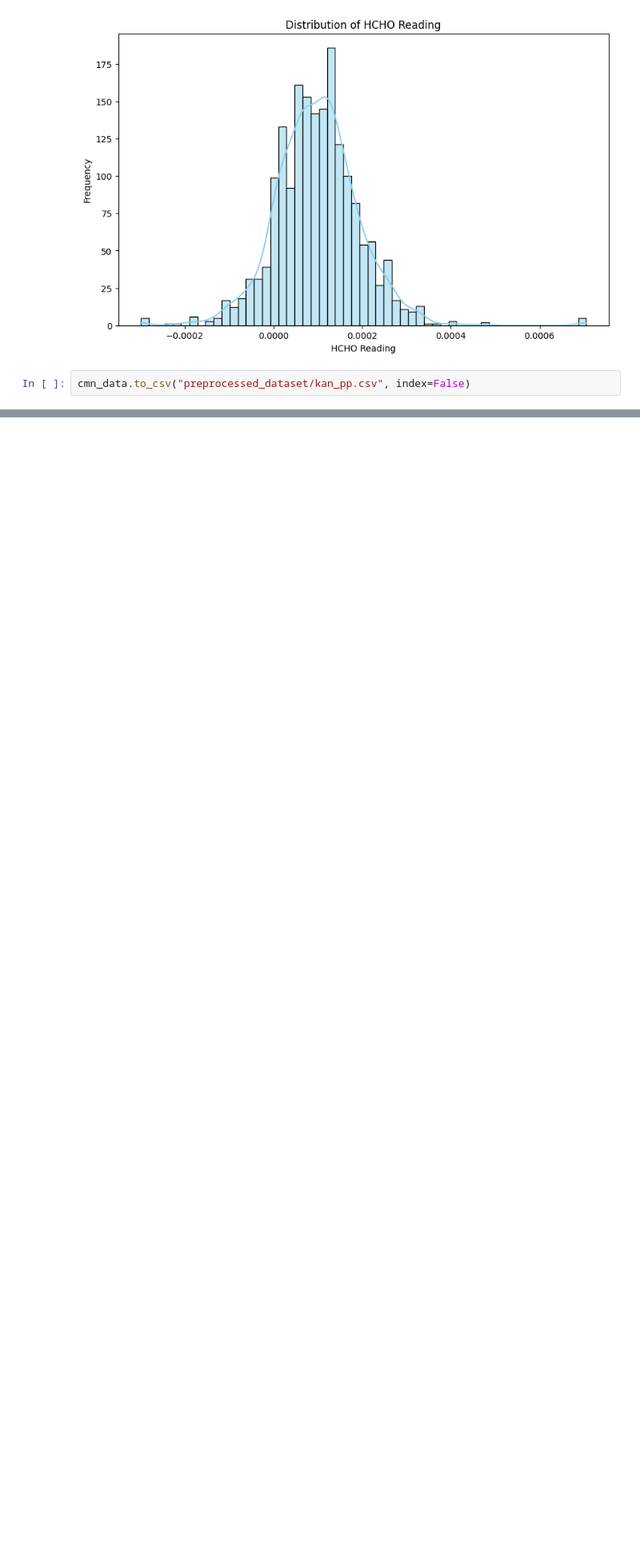
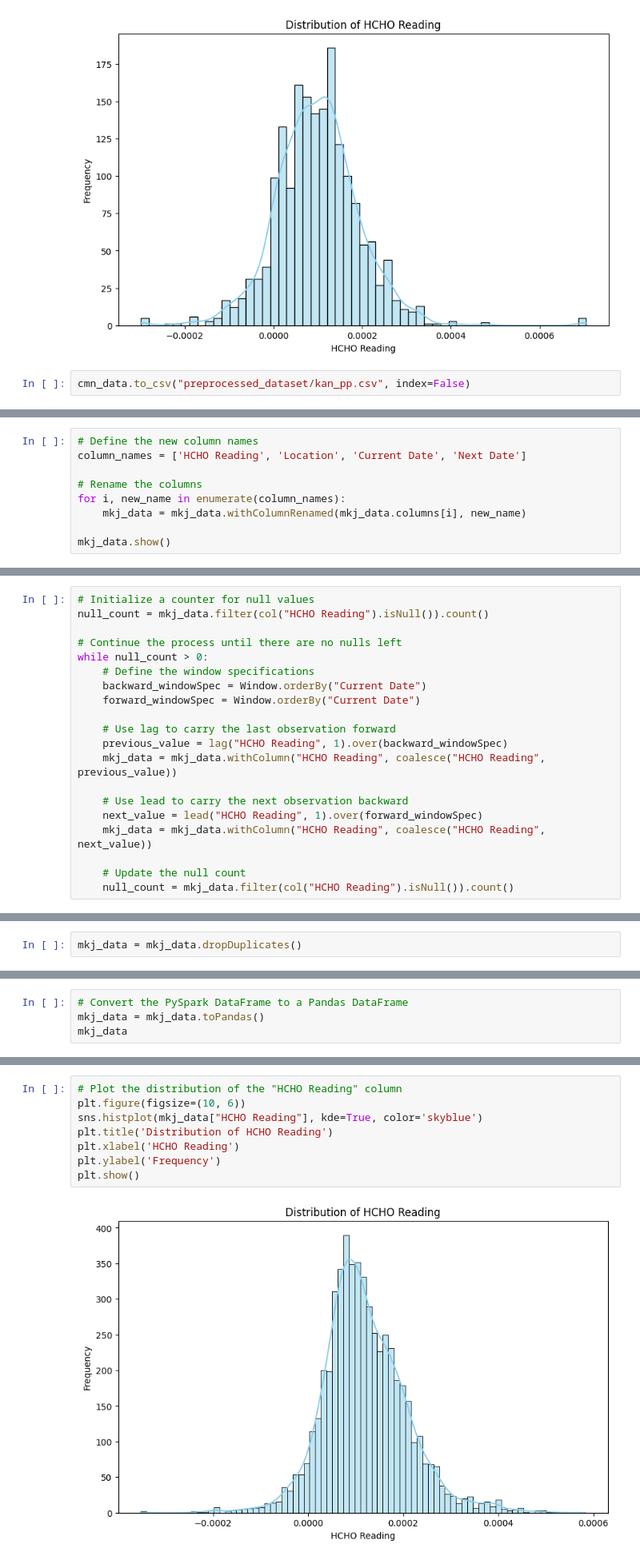
Before and after one commit to VinukaSilva/HCHO-Prediction, a Jupyter notebook: Pre Processing.ipynb, the cells around one changed output, grey strips where cells are left out. Shown: that part at 80% size. Saved outputs shown, nothing was run; the diff lists cells and outputs as text; blank space fills up the shorter version.

```diff
--- a/Pre Processing.ipynb
+++ b/Pre Processing.ipynb
@@ -368,0 +402,9 @@ cmn_data.to_csv("preprocessed_dataset/kan_pp.csv", index=False)
+# %%
+# Define the new column names
+column_names = ['HCHO Reading', 'Location', 'Current Date', 'Next Date']
+
+# Rename the columns
+for i, new_name in enumerate(column_names):
+    mkj_data = mkj_data.withColumnRenamed(mkj_data.columns[i], new_name)
+
+mkj_data.show()
@@ -368,0 +464,20 @@ cmn_data.to_csv("preprocessed_dataset/kan_pp.csv", index=False)
+# %%
+# Initialize a counter for null values
+null_count = mkj_data.filter(col("HCHO Reading").isNull()).count()
+
+# Continue the process until there are no nulls left
+while null_count > 0:
+    # Define the window specifications
+    backward_windowSpec = Window.orderBy("Current Date")
+    forward_windowSpec = Window.orderBy("Current Date")
+
+    # Use lag to carry the last observation forward
+    previous_value = lag("HCHO Reading", 1).over(backward_windowSpec)
+    mkj_data = mkj_data.withColumn("HCHO Reading", coalesce("HCHO Reading", previous_value))
+
+    # Use lead to carry the next observation backward
+    next_value = lead("HCHO Reading", 1).over(forward_windowSpec)
+    mkj_data = mkj_data.withColumn("HCHO Reading", coalesce("HCHO Reading", next_value))
+
+    # Update the null count
+    null_count = mkj_data.filter(col("HCHO Reading").isNull()).count()
@@ -368,0 +497,2 @@ cmn_data.to_csv("preprocessed_dataset/kan_pp.csv", index=False)
+# %%
+mkj_data = mkj_data.dropDuplicates()
@@ -368,0 +504,4 @@ cmn_data.to_csv("preprocessed_dataset/kan_pp.csv", index=False)
+# %%
+# Convert the PySpark DataFrame to a Pandas DataFrame
+mkj_data = mkj_data.toPandas()
+mkj_data
@@ -368,0 +522,10 @@ cmn_data.to_csv("preprocessed_dataset/kan_pp.csv", index=False)
+# %%
+# Plot the distribution of the "HCHO Reading" column
+plt.figure(figsize=(10, 6))
+sns.histplot(mkj_data["HCHO Reading"], kde=True, color='skyblue')
+plt.title('Distribution of HCHO Reading')
+plt.xlabel('HCHO Reading')
+plt.ylabel('Frequency')
+plt.show()
+# %% [output]
+[figure, added]
```
Also changed, not shown: parts of 13 cells of this notebook, 1 other file.
